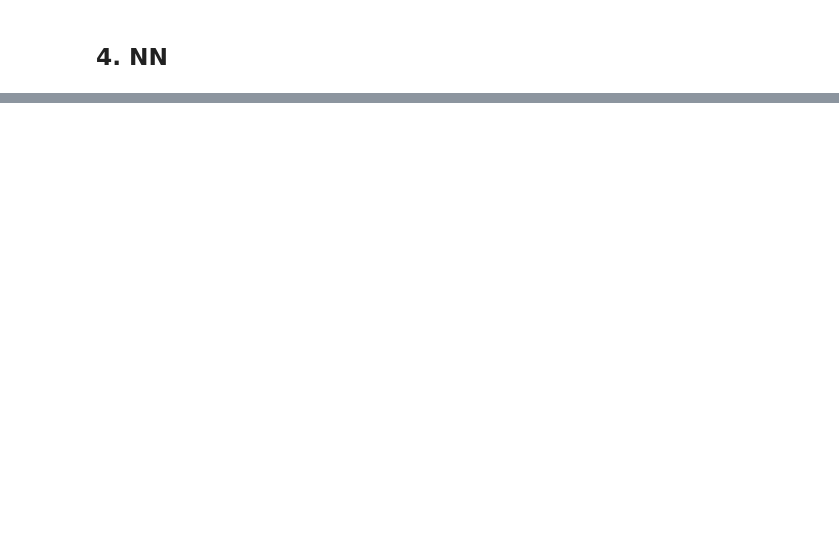
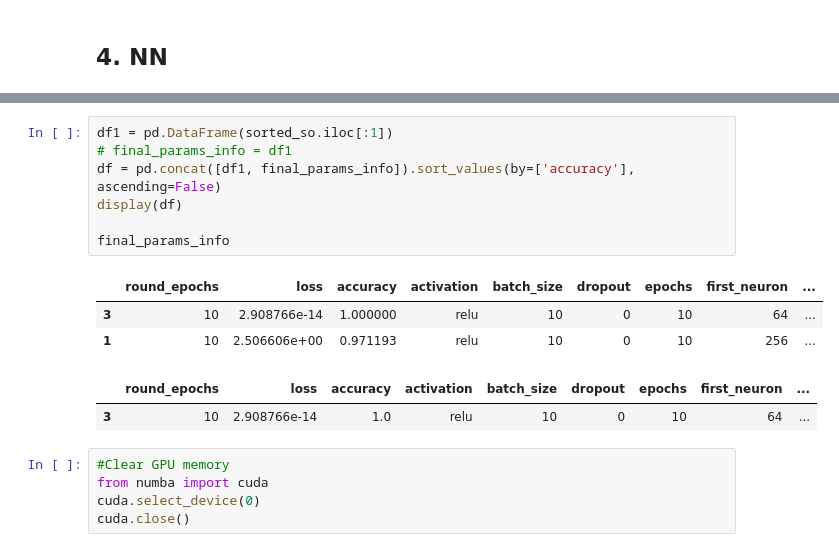
Before and after one commit to jennazhou/methyl-data-handling, a Jupyter notebook: Tune Hyperparameters for ML Methods.ipynb, the cells around one changed output, grey strips where cells are left out. Drawn from its saved outputs; the diff is of its cells as text; blank space fills up the shorter version.

```diff
--- a/Tune Hyperparameters for ML Methods.ipynb
+++ b/Tune Hyperparameters for ML Methods.ipynb
@@ -613,0 +1048,18 @@ AttributeError: module 'tensorflow_core._api.v2.config' has no attribute 'experi
+# %%
+df1 = pd.DataFrame(sorted_so.iloc[:1])
+# final_params_info = df1
+df = pd.concat([df1, final_params_info]).sort_values(by=['accuracy'], ascending=False)
+display(df)
+
+final_params_info
+# %% [output]
+|  | round_epochs | loss | accuracy | activation | batch_size | dropout | epochs | first_neuron | ... |
+| 3 | 10 | 2.908766e-14 | 1.000000 | relu | 10 | 0 | 10 | 64 | ... |
+| 1 | 10 | 2.506606e+00 | 0.971193 | relu | 10 | 0 | 10 | 256 | ... |
+|  | round_epochs | loss | accuracy | activation | batch_size | dropout | epochs | first_neuron | ... |
+| 3 | 10 | 2.908766e-14 | 1.0 | relu | 10 | 0 | 10 | 64 | ... |
+# %%
+#Clear GPU memory
+from numba import cuda
+cuda.select_device(0)
+cuda.close()
```
Also changed, not shown: parts of 38 cells of this notebook, 9 other files.
